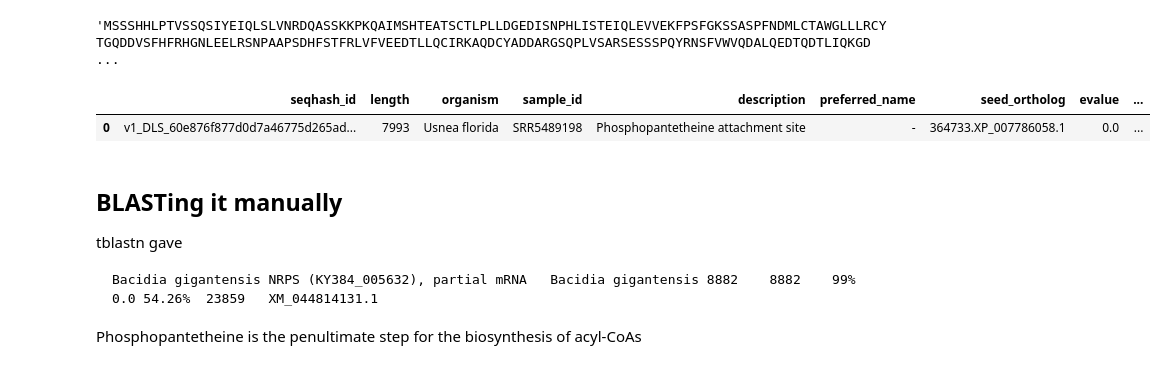
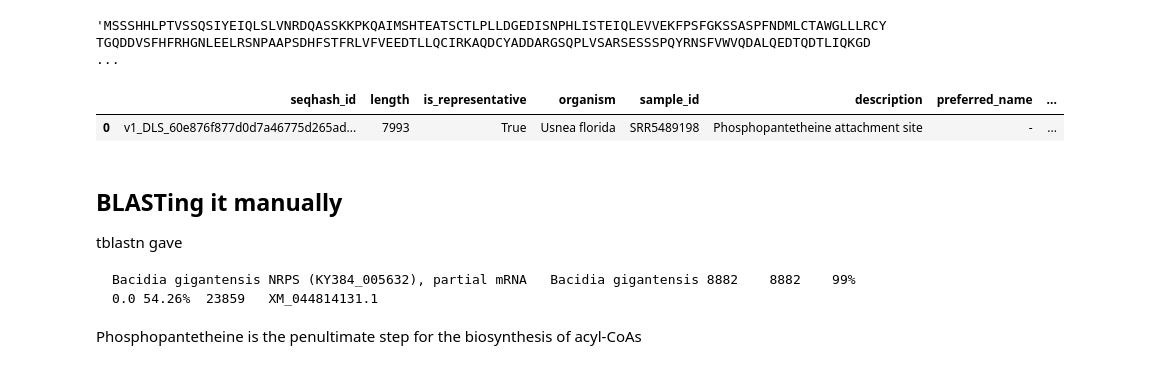
Before and after one commit to arudhir/planter, a Jupyter notebook: notebooks/master-database.ipynb, the cells around one changed output. Saved outputs shown, nothing was run; the diff lists cells and outputs as text; code cells hidden in the pictures.

Commit message:
updated notebook with demo queries. there is a bug on updating based on newClusterDB.tsv where i dont actually change the repseq_id just flip the is_representative flag

```diff
--- a/notebooks/master-database.ipynb
+++ b/notebooks/master-database.ipynb
@@ -378,6 +384,7 @@ import pandas as pd
 import matplotlib.pyplot as plt
 import seaborn as sns
 
+master_db_path = '/mnt/data3/planter_outputs/master.duckdb'
 # # Query: Count total sequences and representative sequences per organism
 query = """
     SELECT
@@ -568,29 +575,30 @@ sequence
 # %%
 # Find details of the longest sequence(s) and their annotations
 with duckdb.connect(master_db_path) as con:
     query = """
     SELECT
         s.seqhash_id,
         s.length,
+        s.is_representative,
         m.organism,
         m.sample_id,
         a.description,
         a.preferred_name,
         a.seed_ortholog,
         a.evalue,
         a.score,
         a.eggnog_ogs,
         a.max_annot_lvl,
         a.cog_category
     FROM sequences s
     JOIN sra_metadata m ON s.sample_id = m.sample_id
     LEFT JOIN annotations a ON s.seqhash_id = a.seqhash_id
     WHERE s.length = (SELECT MAX(length) FROM sequences)
     """
     display(con.execute(query).fetchdf())
 # %% [output]
-|  | seqhash_id | length | organism | sample_id | description | preferred_name | seed_ortholog | evalue | ... |
-| 0 | v1_DLS_60e876f877d0d7a46775d265ad... | 7993 | Usnea florida | SRR5489198 | Phosphopantetheine attachment site | - | 364733.XP_007786058.1 | 0.0 | ... |
+|  | seqhash_id | length | is_representative | organism | sample_id | description | preferred_name | ... |
+| 0 | v1_DLS_60e876f877d0d7a46775d265ad... | 7993 | True | Usnea florida | SRR5489198 | Phosphopantetheine attachment site | - | ... |
 # %% [markdown]
 ## BLASTing it manually
 
```
Also changed, not shown: parts of 4 cells of this notebook, 1 other file.
